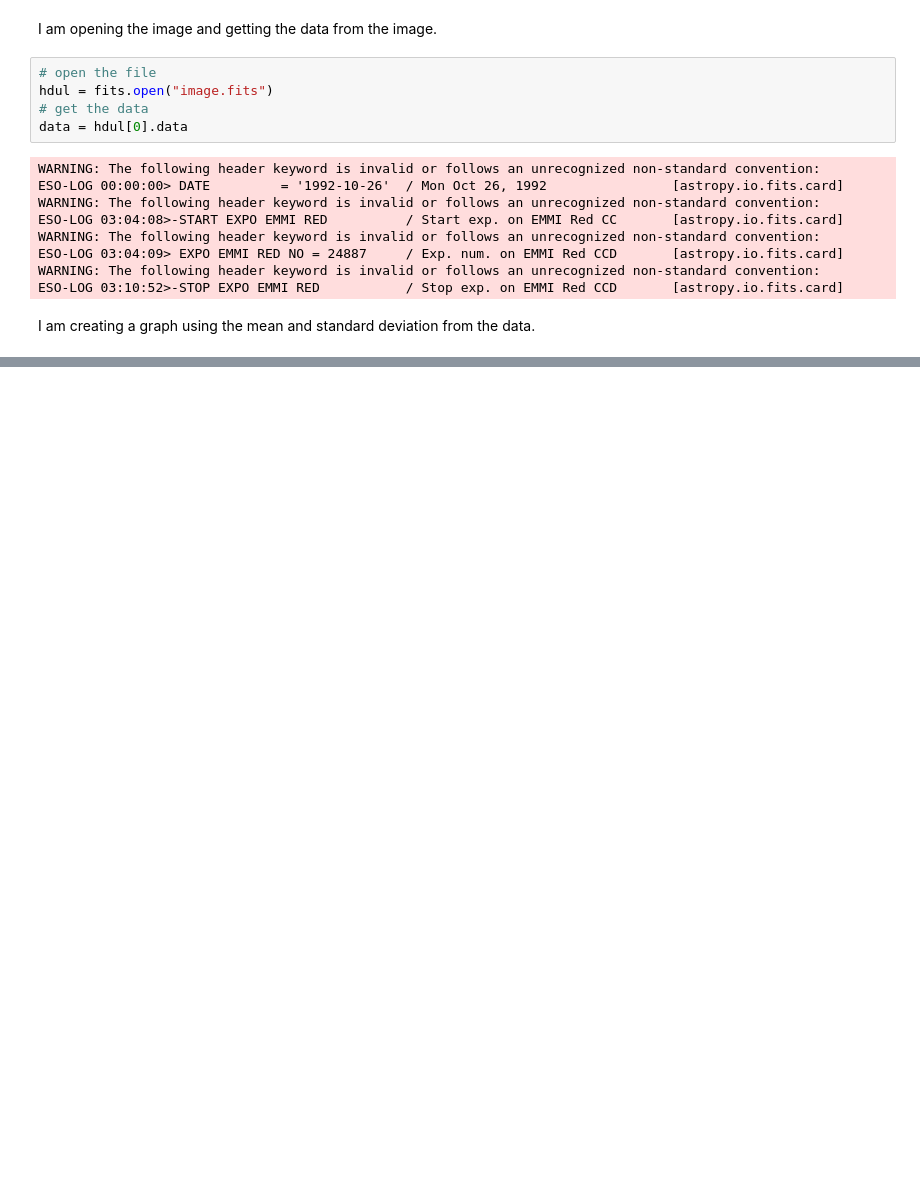
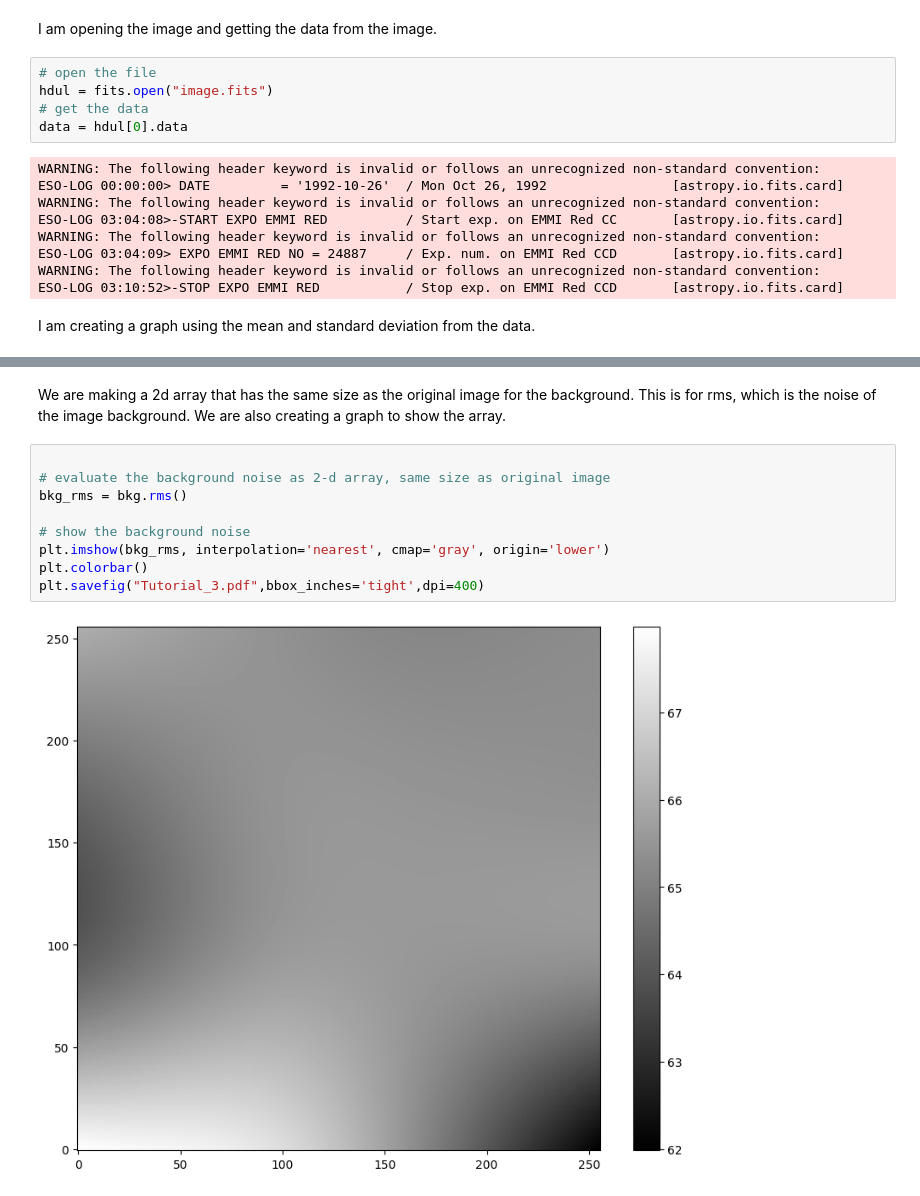
Before and after one commit to schinta1/astr-19_Final_Project, a Jupyter notebook: finalproject.ipynb, the cells around one changed output, grey strips where cells are left out. Cells and saved outputs as stored; diff of their text form; blank space fills up the shorter version.

```diff
--- a/finalproject.ipynb
+++ b/finalproject.ipynb
@@ -38,0 +62,13 @@ plt.colorbar()
+# %% [markdown]
+We are making a 2d array that has the same size as the original image for the background. This is for rms, which is the noise of the image background. We are also creating a graph to show the array.
+# %%
+
+# evaluate the background noise as 2-d array, same size as original image
+bkg_rms = bkg.rms()
+
+# show the background noise
+plt.imshow(bkg_rms, interpolation='nearest', cmap='gray', origin='lower')
+plt.colorbar()
+plt.savefig("Tutorial_3.pdf",bbox_inches='tight',dpi=400)
+# %% [output]
+[figure, added]
```
Also changed, not shown: parts of 8 cells of this notebook, 4 other files.
